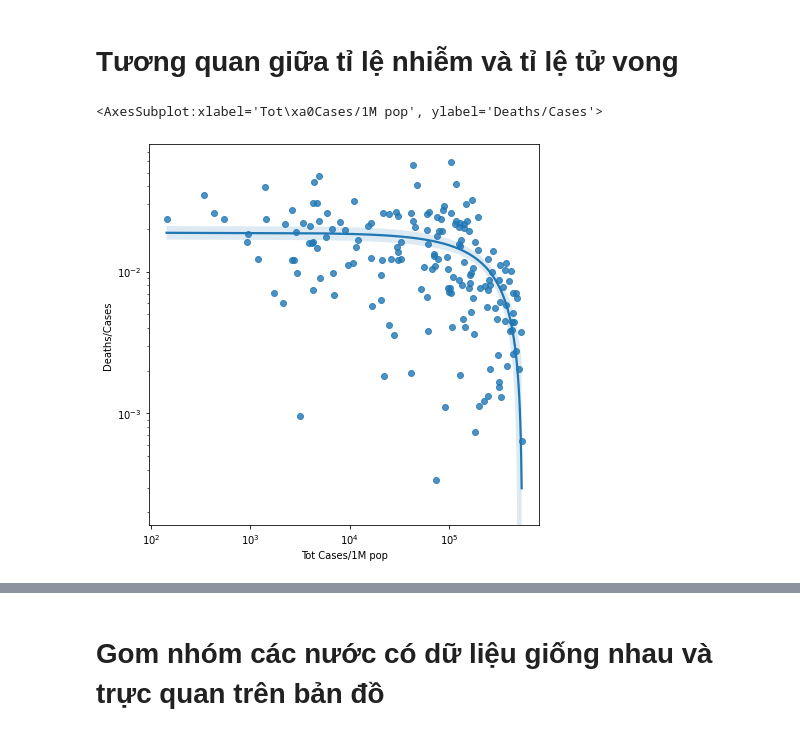
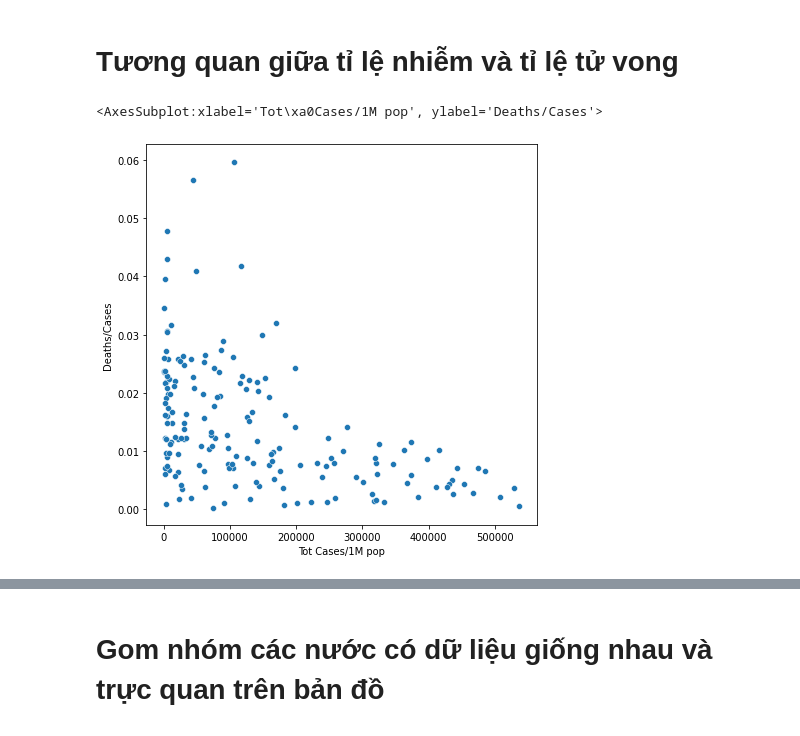
Before and after one commit to tonyvu1289/DV_lab01, a Jupyter notebook: main.ipynb, the cells around one changed output, grey strips where cells are left out. Cells and saved outputs as stored; diff of their text form; code cells hidden in the pictures.

```diff
--- a/main.ipynb
+++ b/main.ipynb
@@ -21,7 +21,7 @@ pd.set_option('display.max_columns', None)
 def curr_to_dec(money):
     return float(sub(r'[^\d.]', '', money))
 def gdp_preproc(gdp_df):
-    gdp_df = gdp_df[['GDP (nominal, 2017)','GDP per capita','Country']]
+    gdp_df = gdp_df[['GDP (nominal, 2017)','GDP per capita','Country',"Population (2017)"]]
     gdp_df['GDP (nominal, 2017)'] = gdp_df['GDP (nominal, 2017)'].apply(curr_to_dec)
     gdp_df['GDP per capita'] = gdp_df['GDP per capita'].apply(curr_to_dec)
     gdp_df = clean_country(gdp_df,"Country",output_format="alpha-3")
@@ -44,7 +44,10 @@ def _preproc(df):
     return result.rename(columns={"Country_clean":"CODE"})
 # %%
 df = pd.read_csv('./data/2022-04-27.csv')
+df.loc[df['Country,Other'] == 'UK', 'Country,Other'] = 'Great Britain'
 df = _preproc(df)
 df = df.dropna(axis=0,subset=['Deaths/1M pop','Tot\xa0Cases/1M pop'])
+# with pd.option_context('display.max_rows', None, 'display.max_columns', None):  # more options can be specified also
+#     print(df[['Country']])
 # %% [output]
 Country Cleaning Report:
@@ -99,13 +131,13 @@ for col in ['Tot\xa0Cases/1M pop','Deaths/1M pop', 'Tests/ 1M pop','Active Cases
 # %%
 df_1 = copy.deepcopy(df)
 # bỏ 2 dòng outlier (theo quan sát bằng mắt)
 df_1 = df_1.drop(df_1['Deaths/Cases'].idxmax())
 df_1 = df_1.drop(df_1['Deaths/Cases'].idxmax())
 
 f, ax = plt.subplots(figsize=(7, 7))
-ax.set(xscale="symlog",yscale='log')
+#ax.set(xscale="log",yscale='log')
 
-sns.regplot(x='Tot\xa0Cases/1M pop', y='Deaths/Cases', data=df_1,ax = ax)
+sns.scatterplot(x='Tot\xa0Cases/1M pop', y='Deaths/Cases', data=df_1,ax = ax)
 # %% [output]
 <AxesSubplot:xlabel='Tot\xa0Cases/1M pop', ylabel='Deaths/Cases'>
-[figure, old version]
+[figure, new version]
```
Also changed, not shown: parts of 23 cells of this notebook, 1 other file.
